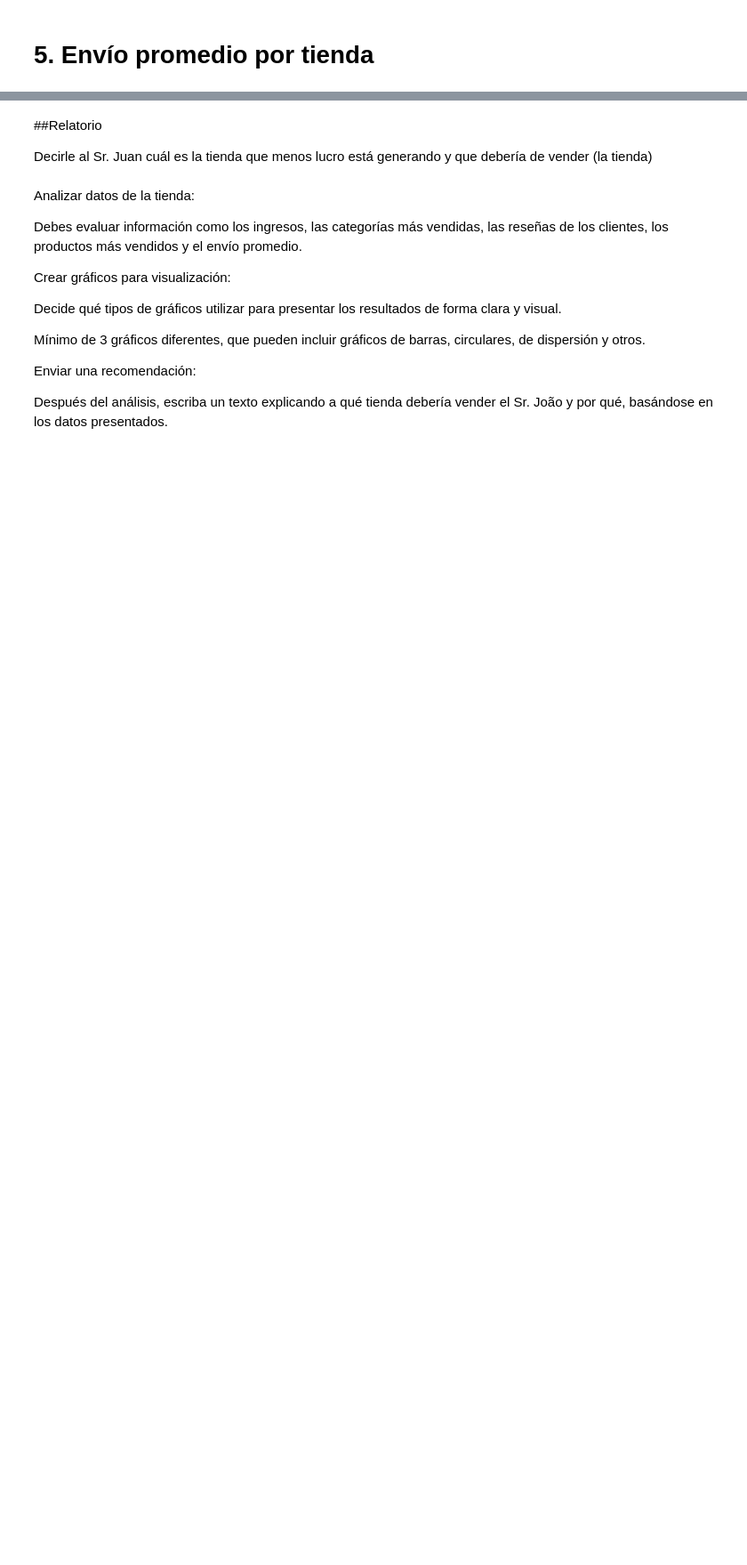
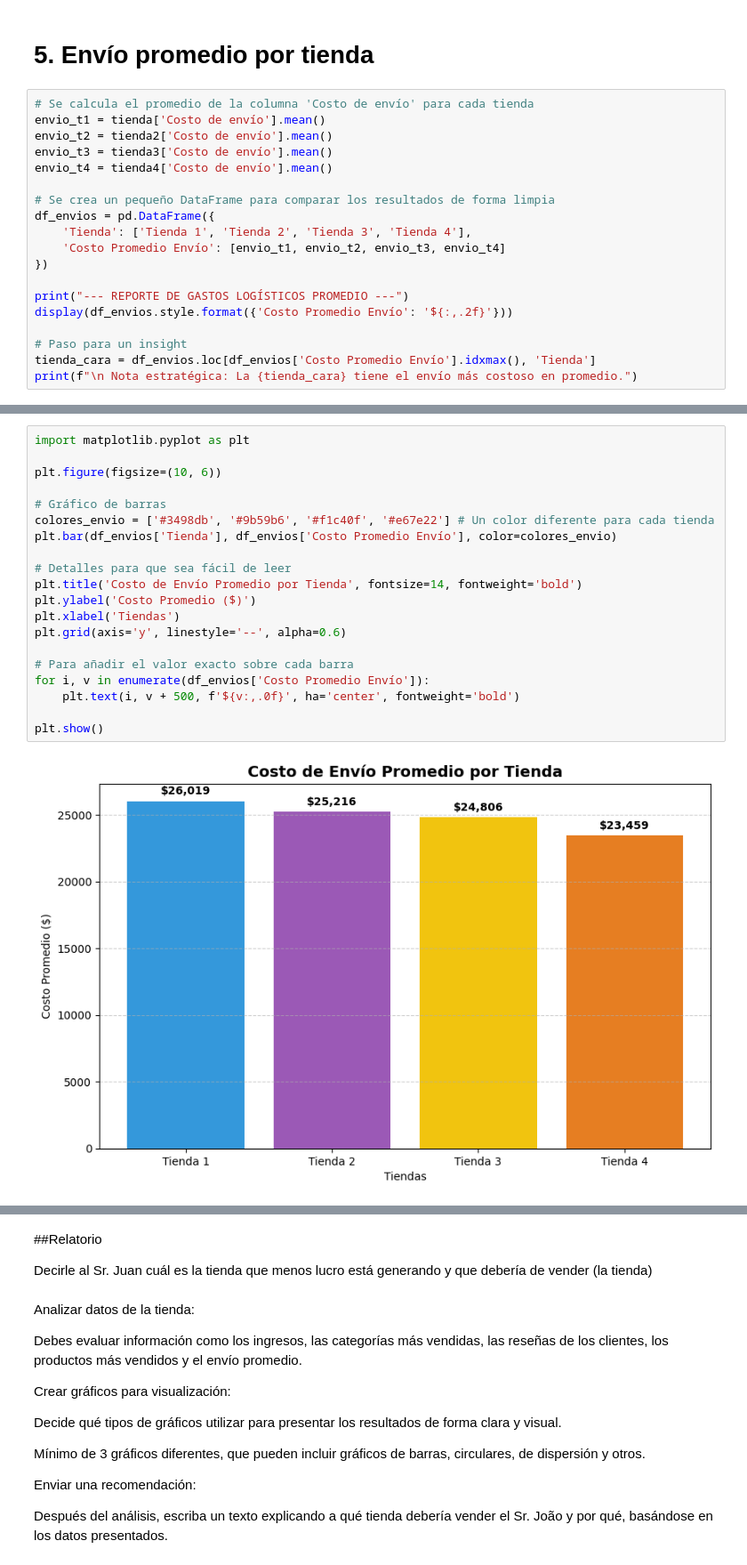
Before and after one commit to idabelZone/Proyecto-DA-AluraStoreLatam, a Jupyter notebook: AluraStoreLatam.ipynb, the cells around one changed output, grey strips where cells are left out. Shown at 89% size. Drawn from its saved outputs; the diff is of its cells as text; blank space fills up the shorter version.

```diff
--- a/AluraStoreLatam.ipynb
+++ b/AluraStoreLatam.ipynb
@@ -34,2 +250,21 @@ tienda.head()
 # %% [markdown]
 # 5. Envío promedio por tienda
+# %%
+# Se calcula el promedio de la columna 'Costo de envío' para cada tienda
+envio_t1 = tienda['Costo de envío'].mean()
+envio_t2 = tienda2['Costo de envío'].mean()
+envio_t3 = tienda3['Costo de envío'].mean()
+envio_t4 = tienda4['Costo de envío'].mean()
+
+# Se crea un pequeño DataFrame para comparar los resultados de forma limpia
+df_envios = pd.DataFrame({
+    'Tienda': ['Tienda 1', 'Tienda 2', 'Tienda 3', 'Tienda 4'],
+    'Costo Promedio Envío': [envio_t1, envio_t2, envio_t3, envio_t4]
+})
+
+print("--- REPORTE DE GASTOS LOGÍSTICOS PROMEDIO ---")
+display(df_envios.style.format({'Costo Promedio Envío': '${:,.2f}'}))
+
+# Paso para un insight
+tienda_cara = df_envios.loc[df_envios['Costo Promedio Envío'].idxmax(), 'Tienda']
+print(f"\n Nota estratégica: La {tienda_cara} tiene el envío más costoso en promedio.")
@@ -35,0 +279,22 @@ tienda.head()
+# %%
+import matplotlib.pyplot as plt
+
+plt.figure(figsize=(10, 6))
+
+# Gráfico de barras
+colores_envio = ['#3498db', '#9b59b6', '#f1c40f', '#e67e22'] # Un color diferente para cada tienda
+plt.bar(df_envios['Tienda'], df_envios['Costo Promedio Envío'], color=colores_envio)
+
+# Detalles para que sea fácil de leer
+plt.title('Costo de Envío Promedio por Tienda', fontsize=14, fontweight='bold')
+plt.ylabel('Costo Promedio ($)')
+plt.xlabel('Tiendas')
+plt.grid(axis='y', linestyle='--', alpha=0.6)
+
+# Para añadir el valor exacto sobre cada barra
+for i, v in enumerate(df_envios['Costo Promedio Envío']):
+    plt.text(i, v + 500, f'${v:,.0f}', ha='center', fontweight='bold')
+
+plt.show()
+# %% [output]
+[figure, added]
```
Also changed, not shown: parts of 16 cells of this notebook.
